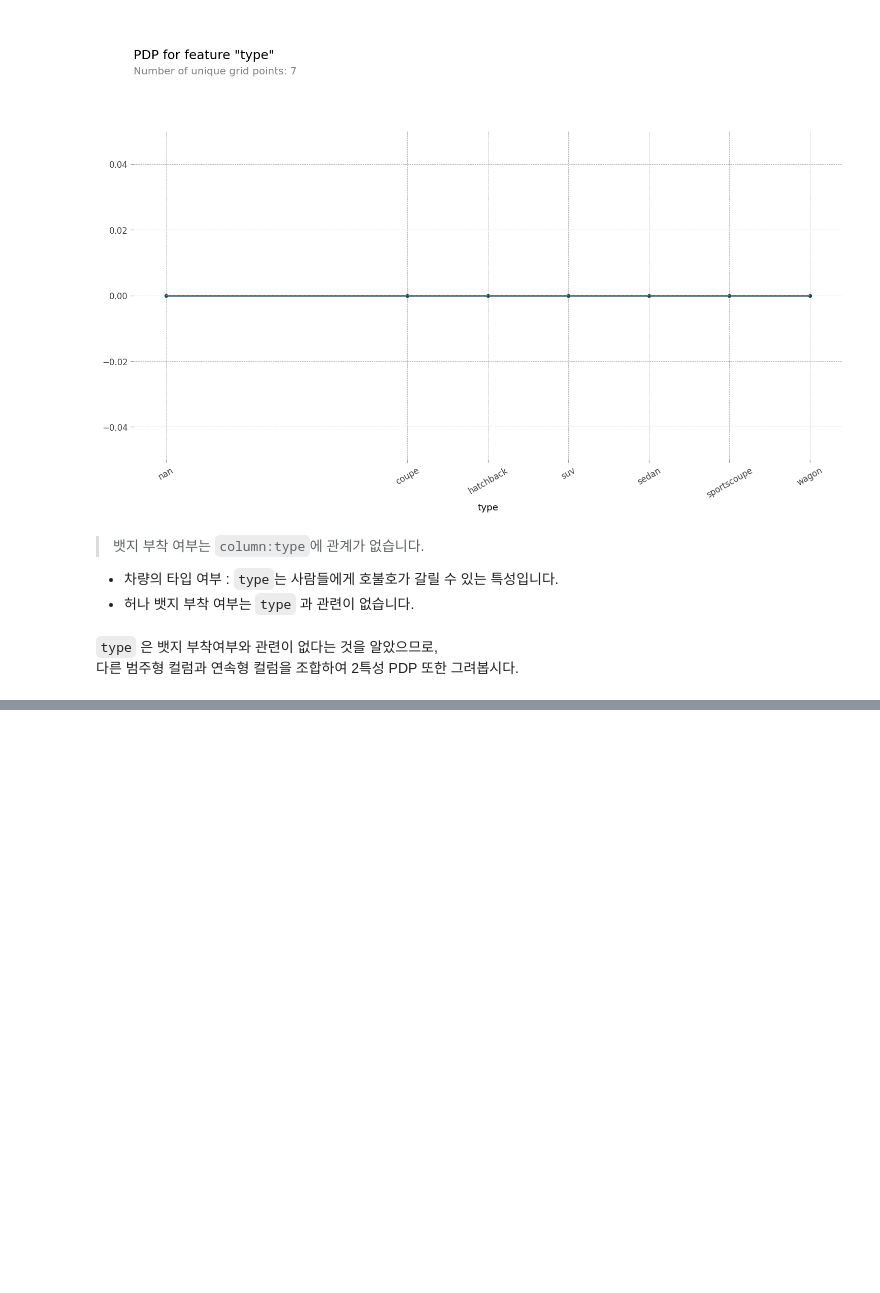
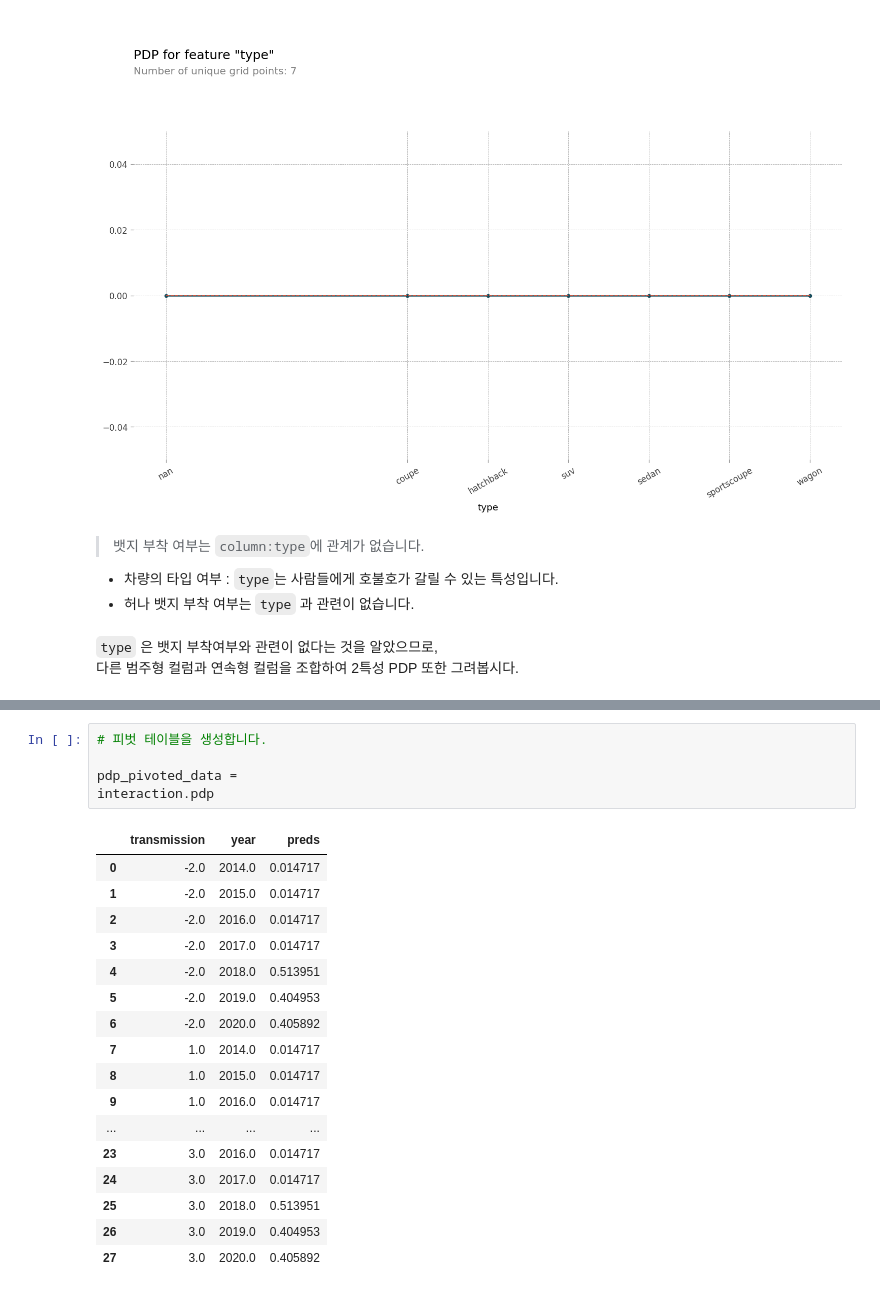
Before and after one commit to 00150/AI_07_JYP_Project_section_02, a Jupyter notebook: Classification_Used_car_modeling.ipynb, the cells around one changed output, grey strips where cells are left out. Cells and saved outputs as stored; diff of their text form; blank space fills up the shorter version.

```diff
--- a/Classification_Used_car_modeling.ipynb
+++ b/Classification_Used_car_modeling.ipynb
@@ -1871,0 +1884,23 @@ pandas.core.indexes.base.Index
+# %%
+# 피벗 테이블을 생성합니다.
+
+pdp_pivoted_data =
+interaction.pdp
+# %% [output]
+|  | transmission | year | preds |
+| 0 | -2.0 | 2014.0 | 0.014717 |
+| 1 | -2.0 | 2015.0 | 0.014717 |
+| 2 | -2.0 | 2016.0 | 0.014717 |
+| 3 | -2.0 | 2017.0 | 0.014717 |
+| 4 | -2.0 | 2018.0 | 0.513951 |
+| 5 | -2.0 | 2019.0 | 0.404953 |
+| 6 | -2.0 | 2020.0 | 0.405892 |
+| 7 | 1.0 | 2014.0 | 0.014717 |
+| 8 | 1.0 | 2015.0 | 0.014717 |
+| 9 | 1.0 | 2016.0 | 0.014717 |
+| ... | ... | ... | ... |
+| 23 | 3.0 | 2016.0 | 0.014717 |
+| 24 | 3.0 | 2017.0 | 0.014717 |
+| 25 | 3.0 | 2018.0 | 0.513951 |
+| 26 | 3.0 | 2019.0 | 0.404953 |
+| 27 | 3.0 | 2020.0 | 0.405892 |
```
Also changed, not shown: parts of 15 cells of this notebook.
